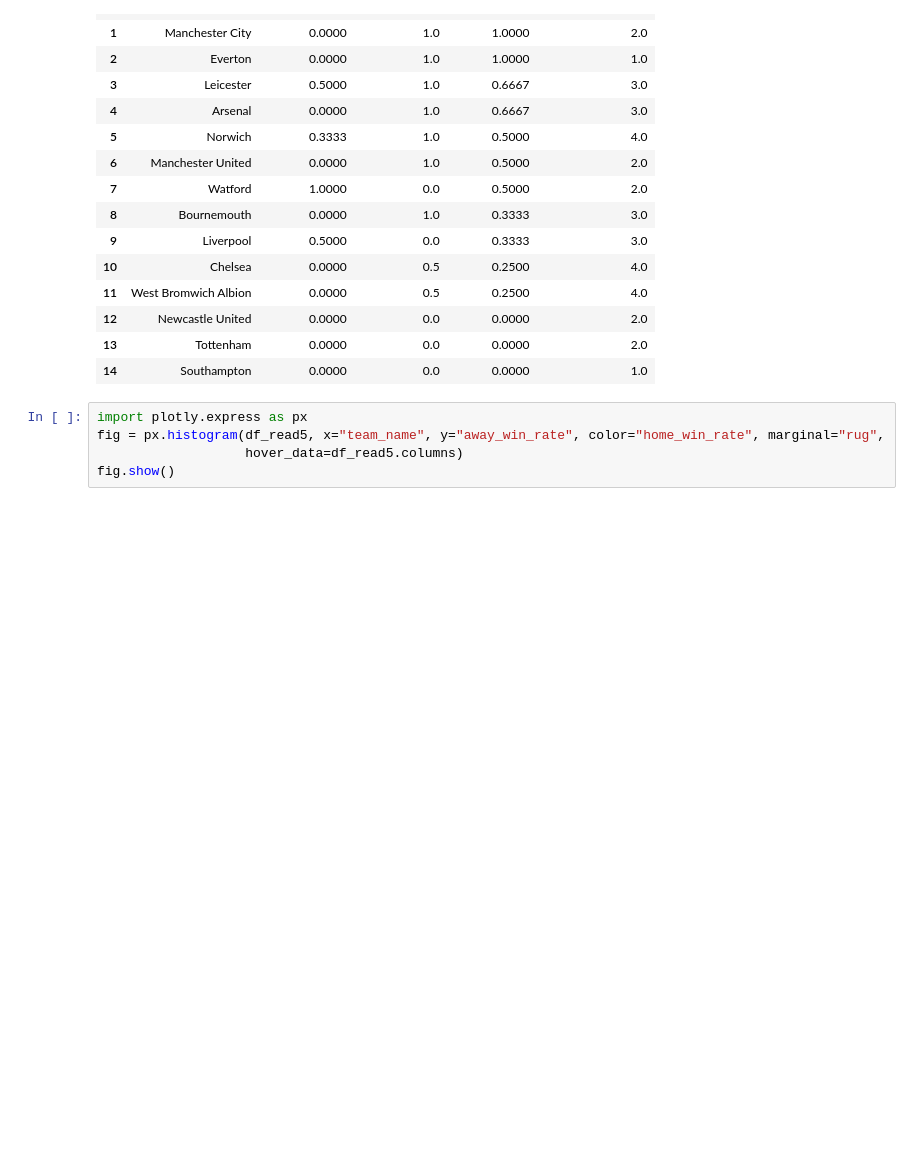
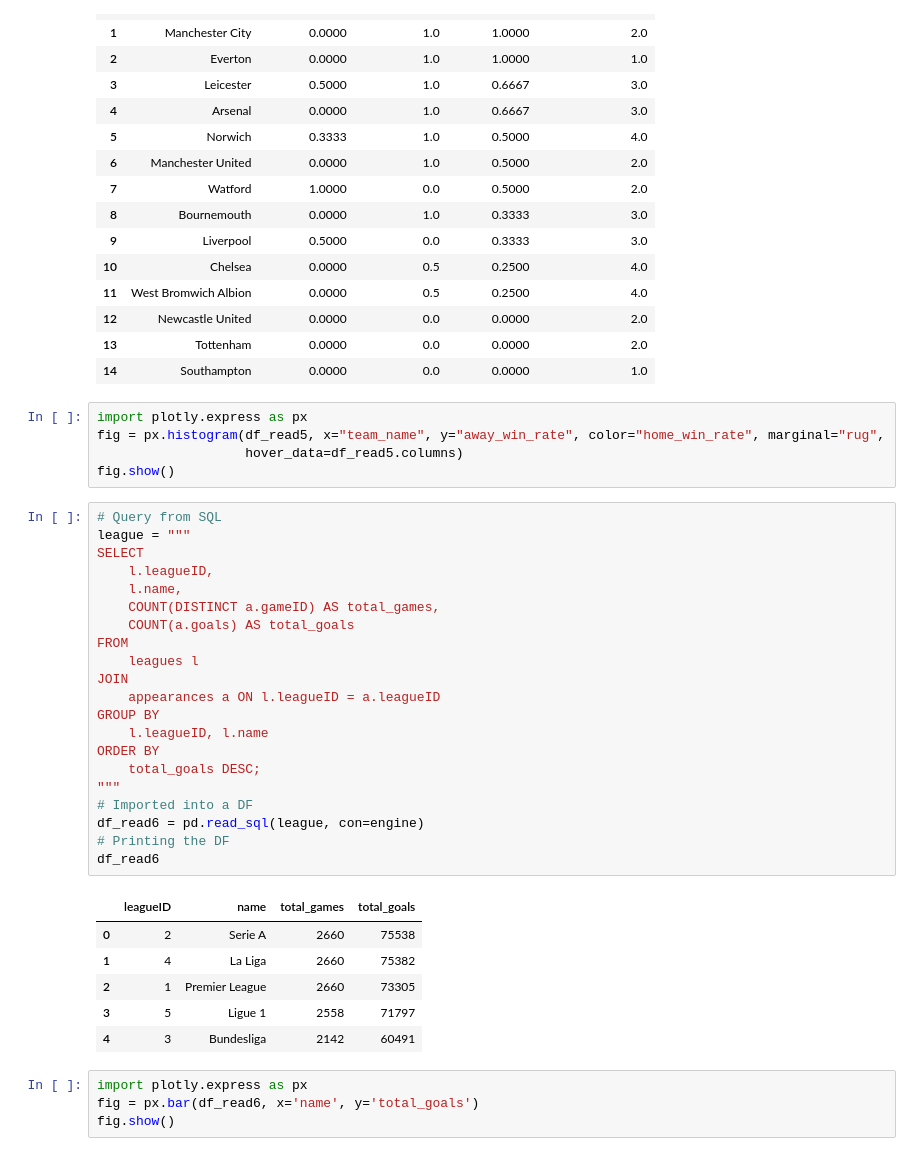
Before and after one commit to fjkhan86/Football-Analysis, a Jupyter notebook: Football Analysis Python.ipynb, the cells around one changed output. Cells and saved outputs as stored; diff of their text form; blank space fills up the shorter version.

```diff
--- a/Football Analysis Python.ipynb
+++ b/Football Analysis Python.ipynb
@@ -361,3 +361,35 @@ import plotly.express as px
 fig = px.histogram(df_read5, x="team_name", y="away_win_rate", color="home_win_rate", marginal="rug",
                    hover_data=df_read5.columns)
 fig.show()
+# %%
+# Query from SQL
+league = """
+SELECT
+    l.leagueID,
+    l.name,
+    COUNT(DISTINCT a.gameID) AS total_games,
+    COUNT(a.goals) AS total_goals
+FROM
+    leagues l
+JOIN
+    appearances a ON l.leagueID = a.leagueID
+GROUP BY
+    l.leagueID, l.name
+ORDER BY
+    total_goals DESC;
+"""
+# Imported into a DF
+df_read6 = pd.read_sql(league, con=engine)
+# Printing the DF
+df_read6
+# %% [output]
+|  | leagueID | name | total_games | total_goals |
+| 0 | 2 | Serie A | 2660 | 75538 |
+| 1 | 4 | La Liga | 2660 | 75382 |
+| 2 | 1 | Premier League | 2660 | 73305 |
+| 3 | 5 | Ligue 1 | 2558 | 71797 |
+| 4 | 3 | Bundesliga | 2142 | 60491 |
+# %%
+import plotly.express as px
+fig = px.bar(df_read6, x='name', y='total_goals')
+fig.show()
```
